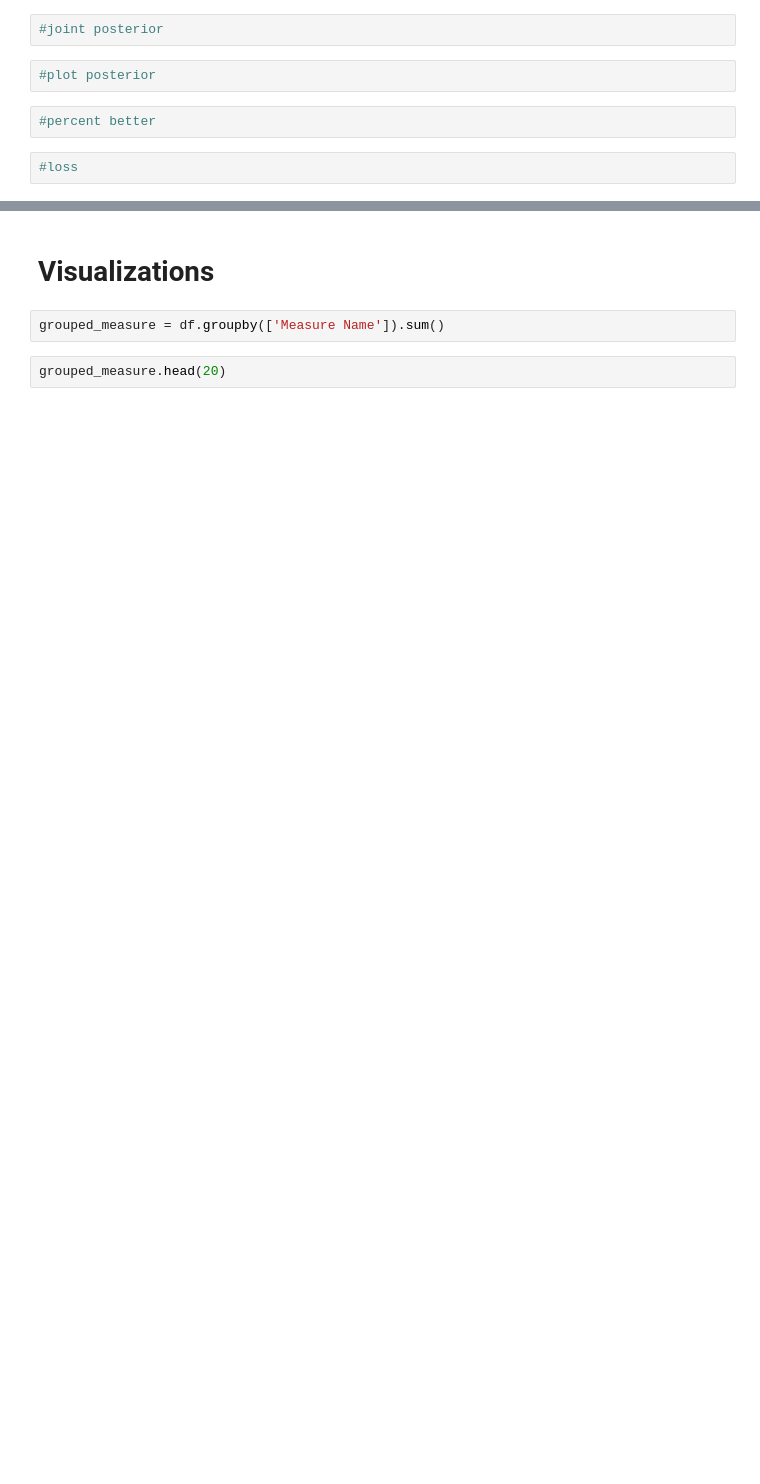
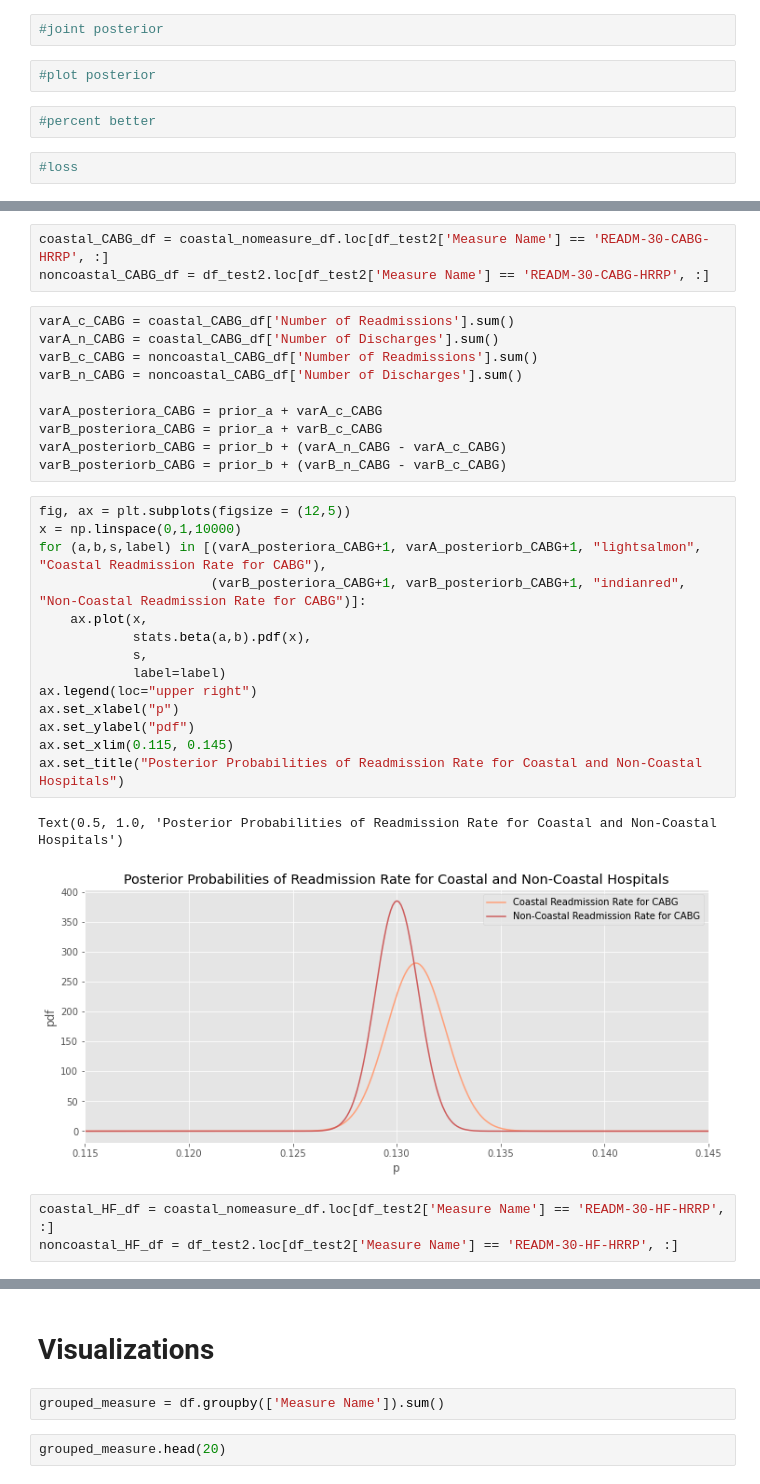
Before and after one commit to l-scho/National-Hosiptal-Readmission, a Jupyter notebook: capstone1_data.ipynb, the cells around one changed output, grey strips where cells are left out. Cells and saved outputs as stored; diff of their text form; blank space fills up the shorter version.

```diff
--- a/capstone1_data.ipynb
+++ b/capstone1_data.ipynb
@@ -180,0 +276,33 @@ TypeError: _parse_args() missing 1 required positional argument: 'b'
+# %%
+coastal_CABG_df = coastal_nomeasure_df.loc[df_test2['Measure Name'] == 'READM-30-CABG-HRRP', :]
+noncoastal_CABG_df = df_test2.loc[df_test2['Measure Name'] == 'READM-30-CABG-HRRP', :]
+# %%
+varA_c_CABG = coastal_CABG_df['Number of Readmissions'].sum()
+varA_n_CABG = coastal_CABG_df['Number of Discharges'].sum()
+varB_c_CABG = noncoastal_CABG_df['Number of Readmissions'].sum()
+varB_n_CABG = noncoastal_CABG_df['Number of Discharges'].sum()
+
+varA_posteriora_CABG = prior_a + varA_c_CABG
+varB_posteriora_CABG = prior_a + varB_c_CABG
+varA_posteriorb_CABG = prior_b + (varA_n_CABG - varA_c_CABG)
+varB_posteriorb_CABG = prior_b + (varB_n_CABG - varB_c_CABG)
+# %%
+fig, ax = plt.subplots(figsize = (12,5))
+x = np.linspace(0,1,10000)
+for (a,b,s,label) in [(varA_posteriora_CABG+1, varA_posteriorb_CABG+1, "lightsalmon", "Coastal Readmission Rate for CABG"),
+                      (varB_posteriora_CABG+1, varB_posteriorb_CABG+1, "indianred", "Non-Coastal Readmission Rate for CABG")]:
+    ax.plot(x,
+            stats.beta(a,b).pdf(x),
+            s,
+            label=label)
+ax.legend(loc="upper right")
+ax.set_xlabel("p")
+ax.set_ylabel("pdf")
+ax.set_xlim(0.115, 0.145)
+ax.set_title("Posterior Probabilities of Readmission Rate for Coastal and Non-Coastal Hospitals")
+# %% [output]
+Text(0.5, 1.0, 'Posterior Probabilities of Readmission Rate for Coastal and Non-Coastal Hospitals')
+[figure, added]
+# %%
+coastal_HF_df = coastal_nomeasure_df.loc[df_test2['Measure Name'] == 'READM-30-HF-HRRP', :]
+noncoastal_HF_df = df_test2.loc[df_test2['Measure Name'] == 'READM-30-HF-HRRP', :]
```
Also changed, not shown: parts of 29 cells of this notebook.
